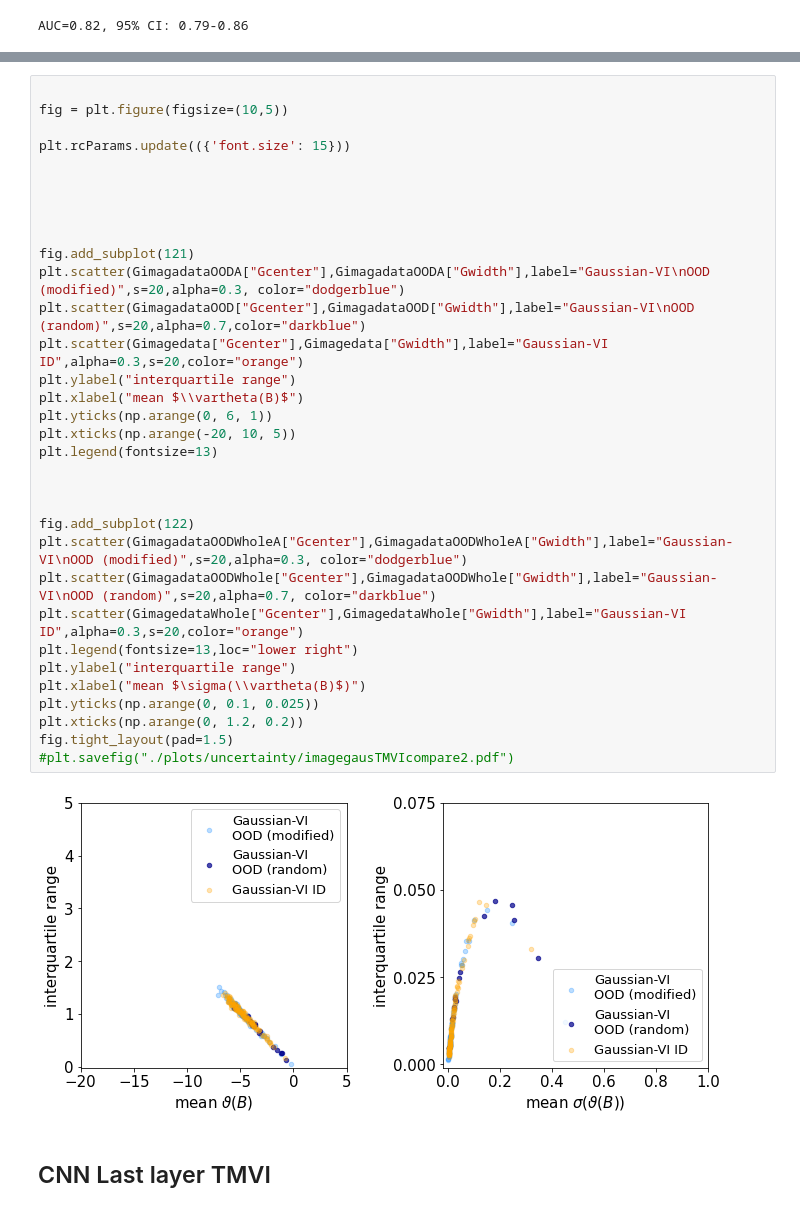
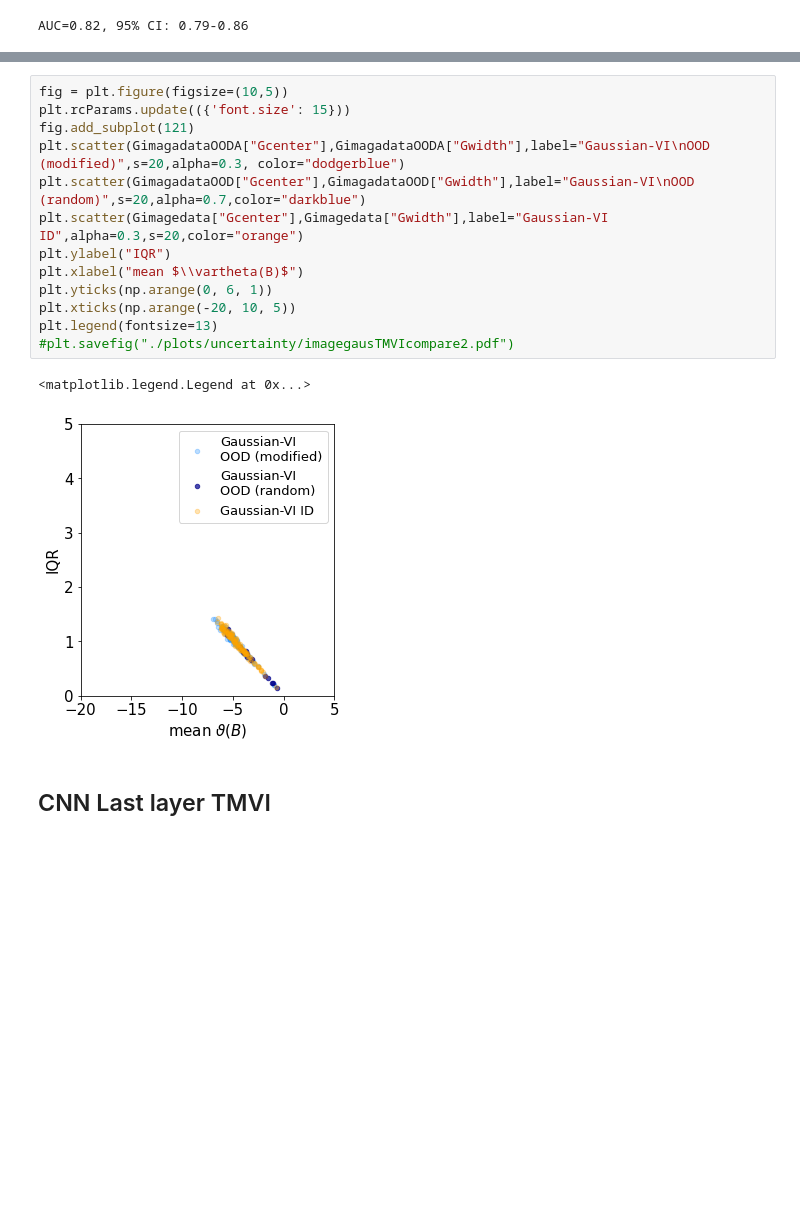
Before and after one commit to IvonneKo/Master_Thesis, a Jupyter notebook: ImageVI.ipynb, the cells around one changed output, grey strips where cells are left out. Drawn from its saved outputs; the diff is of its cells as text; blank space fills up the shorter version.

```diff
--- a/ImageVI.ipynb
+++ b/ImageVI.ipynb
@@ -489,38 +363,19 @@ GimagadataOODWholeA = pd.DataFrame(
 # %%
-
 fig = plt.figure(figsize=(10,5))
-
 plt.rcParams.update(({'font.size': 15}))
-
-
-
-
-
 fig.add_subplot(121)
 plt.scatter(GimagadataOODA["Gcenter"],GimagadataOODA["Gwidth"],label="Gaussian-VI\nOOD (modified)",s=20,alpha=0.3, color="dodgerblue")
 plt.scatter(GimagadataOOD["Gcenter"],GimagadataOOD["Gwidth"],label="Gaussian-VI\nOOD (random)",s=20,alpha=0.7,color="darkblue")
 plt.scatter(Gimagedata["Gcenter"],Gimagedata["Gwidth"],label="Gaussian-VI ID",alpha=0.3,s=20,color="orange")
-plt.ylabel("interquartile range")
+plt.ylabel("IQR")
 plt.xlabel("mean $\\vartheta(B)$")
 plt.yticks(np.arange(0, 6, 1))
 plt.xticks(np.arange(-20, 10, 5))
 plt.legend(fontsize=13)
-
-
-
-fig.add_subplot(122)
-plt.scatter(GimagadataOODWholeA["Gcenter"],GimagadataOODWholeA["Gwidth"],label="Gaussian-VI\nOOD (modified)",s=20,alpha=0.3, color="dodgerblue")
-plt.scatter(GimagadataOODWhole["Gcenter"],GimagadataOODWhole["Gwidth"],label="Gaussian-VI\nOOD (random)",s=20,alpha=0.7, color="darkblue")
-plt.scatter(GimagedataWhole["Gcenter"],GimagedataWhole["Gwidth"],label="Gaussian-VI ID",alpha=0.3,s=20,color="orange")
-plt.legend(fontsize=13,loc="lower right")
-plt.ylabel("interquartile range")
-plt.xlabel("mean $\sigma(\\vartheta(B)$)")
-plt.yticks(np.arange(0, 0.1, 0.025))
-plt.xticks(np.arange(0, 1.2, 0.2))
-fig.tight_layout(pad=1.5)
 #plt.savefig("./plots/uncertainty/imagegausTMVIcompare2.pdf")
 # %% [output]
+<matplotlib.legend.Legend at 0x...>
-[figure, old version]
+[figure, new version]
 # %% [markdown]
 ## CNN Last layer TMVI
 # %%
```
Also changed, not shown: parts of 43 cells of this notebook, 1 other file.
